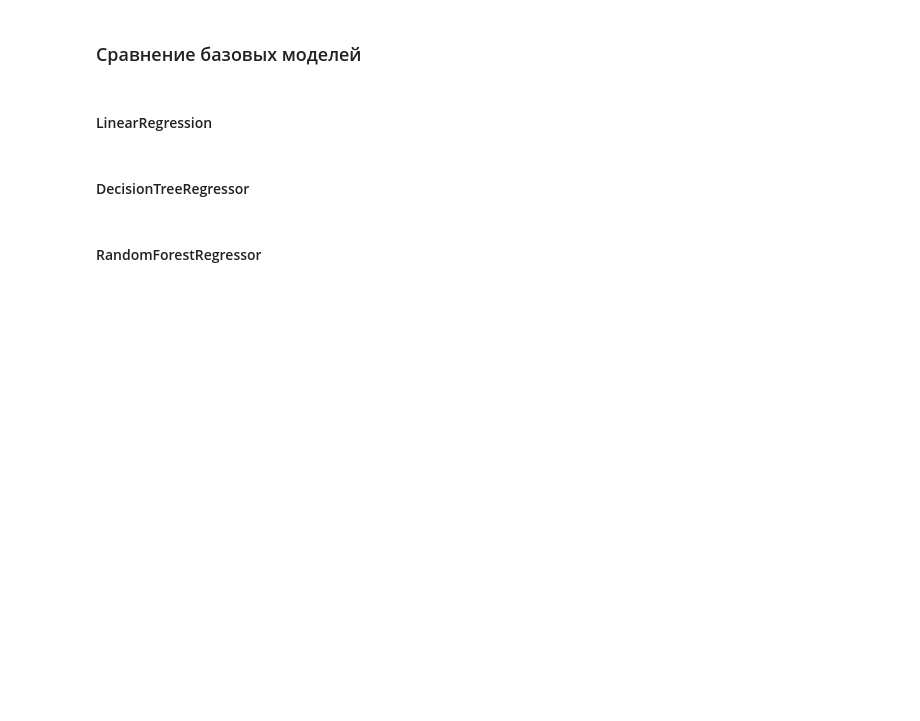
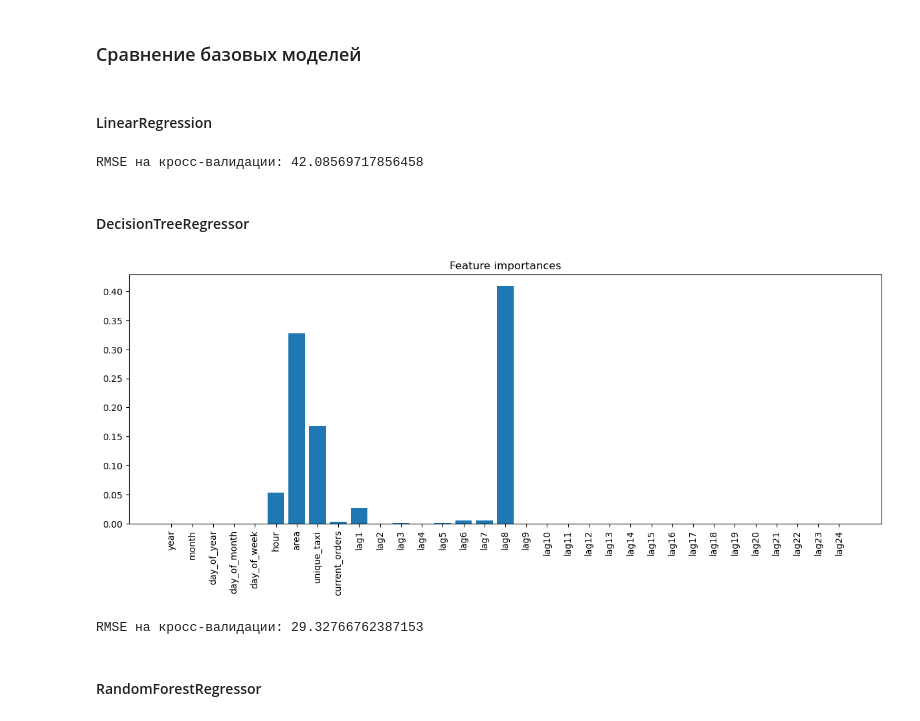
Before and after one commit to ekkv/chicago-taxi, a Jupyter notebook: notebook.ipynb, the cells around one changed output. Cells and saved outputs as stored; diff of their text form; code cells hidden in the pictures; blank space fills up the shorter version.

```diff
--- a/notebook.ipynb
+++ b/notebook.ipynb
@@ -508,23 +500,28 @@ def test_metrics(estimator, featureCols=featureCols):
 # %%
 lr = LinearRegression(
     labelCol="target",
-    predictionCol='predicted',
+    predictionCol='prediction',
     standardization=False
 )
 
 model_summary(lr)
 print(f'RMSE на кросс-валидации: {custom_cv(lr)}')
+# %% [output]
+RMSE на кросс-валидации: 42.08569717856458
 # %% [markdown]
 #### DecisionTreeRegressor
 # %%
 dtr = DecisionTreeRegressor(
     labelCol="target",
-    predictionCol='predicted',
+    predictionCol='prediction',
     seed=state
 )
 
 model_summary(dtr)
 print(f'RMSE на кросс-валидации: {custom_cv(dtr)}')
+# %% [output]
+[figure, added]
+RMSE на кросс-валидации: 29.32766762387153
 # %% [markdown]
 #### RandomForestRegressor
 # %%
```
Also changed, not shown: parts of 19 cells of this notebook, 1 other file.
